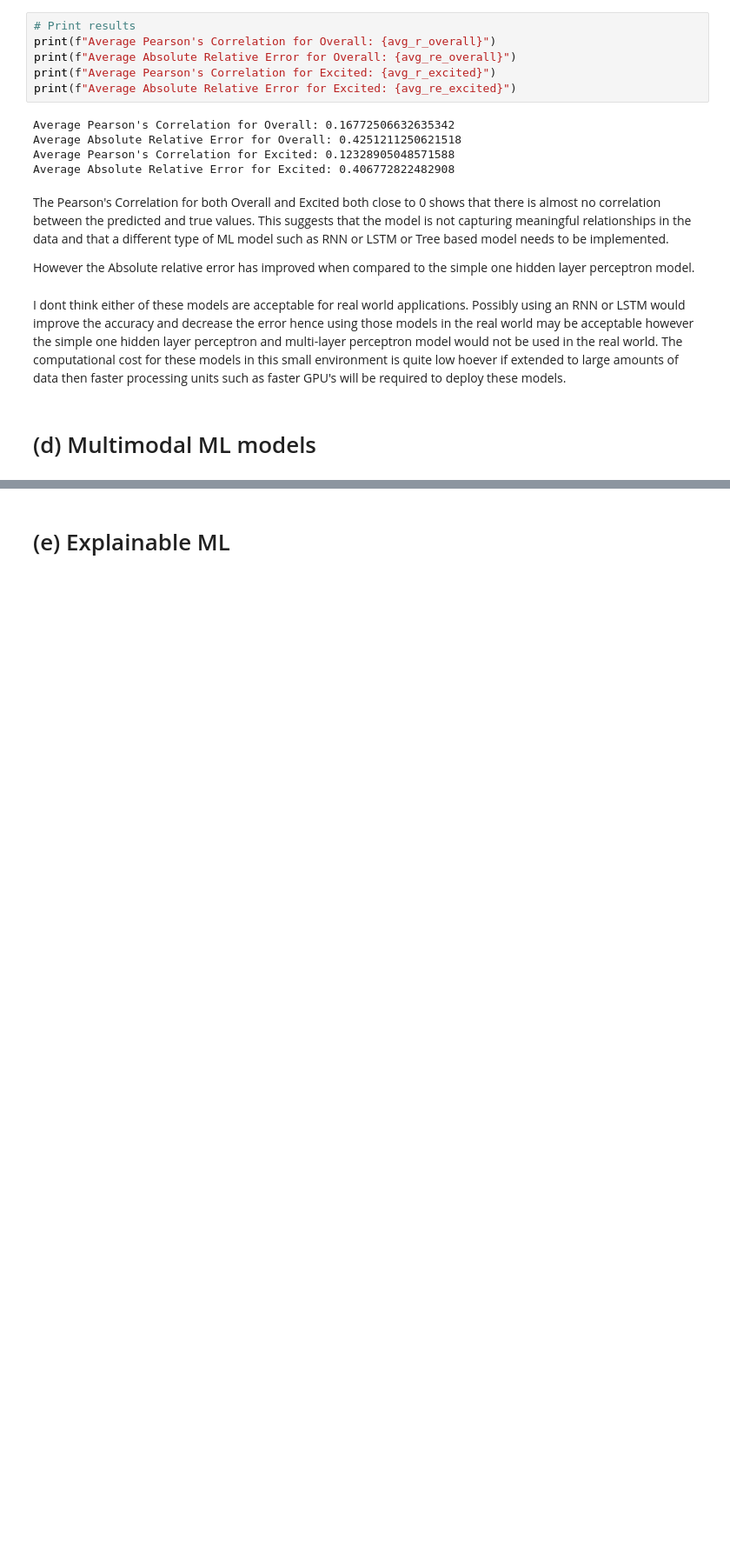
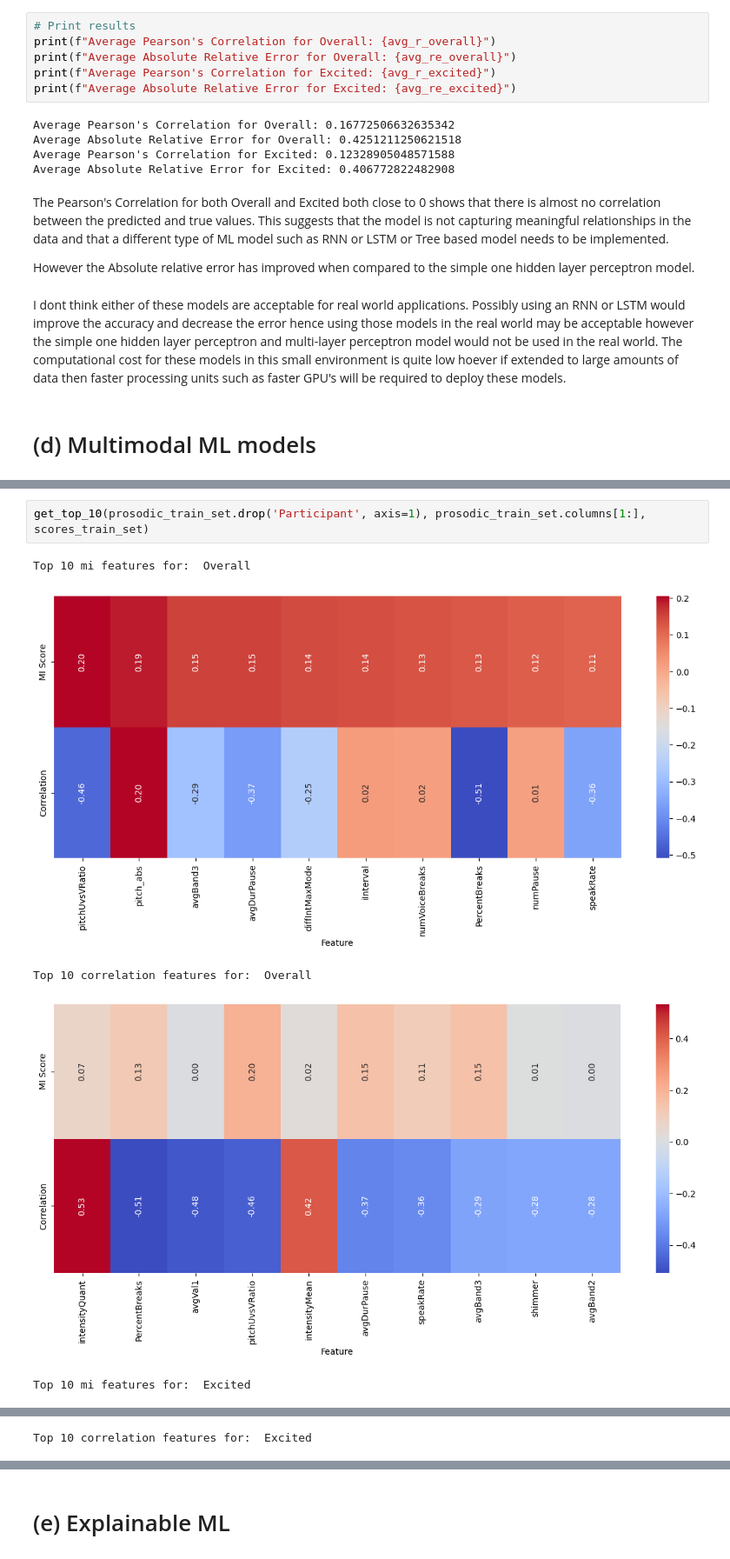
Before and after one commit to ccsterns86/CSCI5622_Team5_HW4, a Jupyter notebook: final_report.ipynb, the cells around one changed output, grey strips where cells are left out. Shown at 87% size. Drawn from its saved outputs; the diff is of its cells as text; blank space fills up the shorter version.

```diff
--- a/final_report.ipynb
+++ b/final_report.ipynb
@@ -770,0 +877,8 @@ I dont think either of these models are acceptable for real world applications.
+# %%
+get_top_10(prosodic_train_set.drop('Participant', axis=1), prosodic_train_set.columns[1:], scores_train_set)
+# %% [output]
+Top 10 mi features for:  Overall
+[figure, added]
+Top 10 correlation features for:  Overall
+[figure, added]
+Top 10 mi features for:  Excited
@@ -770,0 +886 @@ I dont think either of these models are acceptable for real world applications.
+Top 10 correlation features for:  Excited
```
Also changed, not shown: parts of 46 cells of this notebook.
